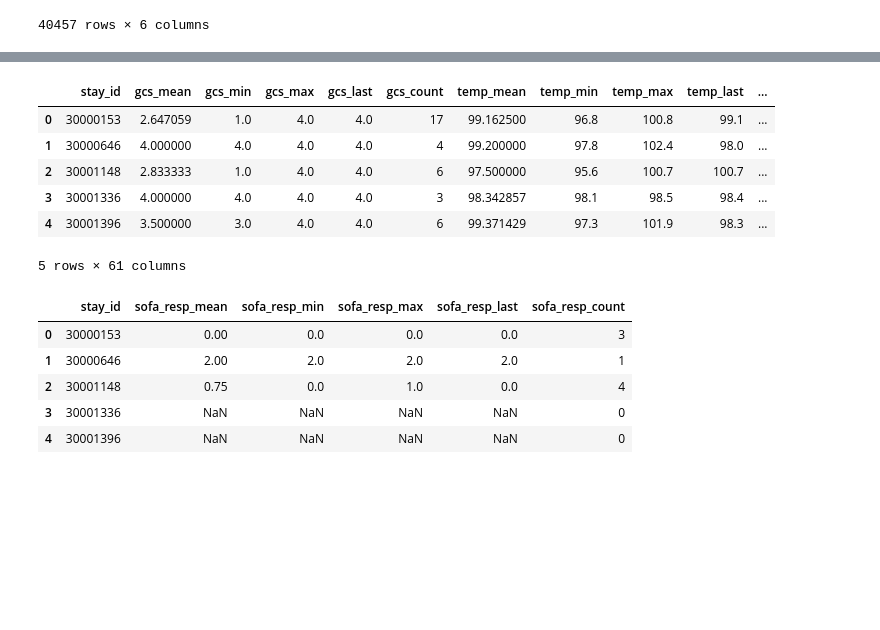
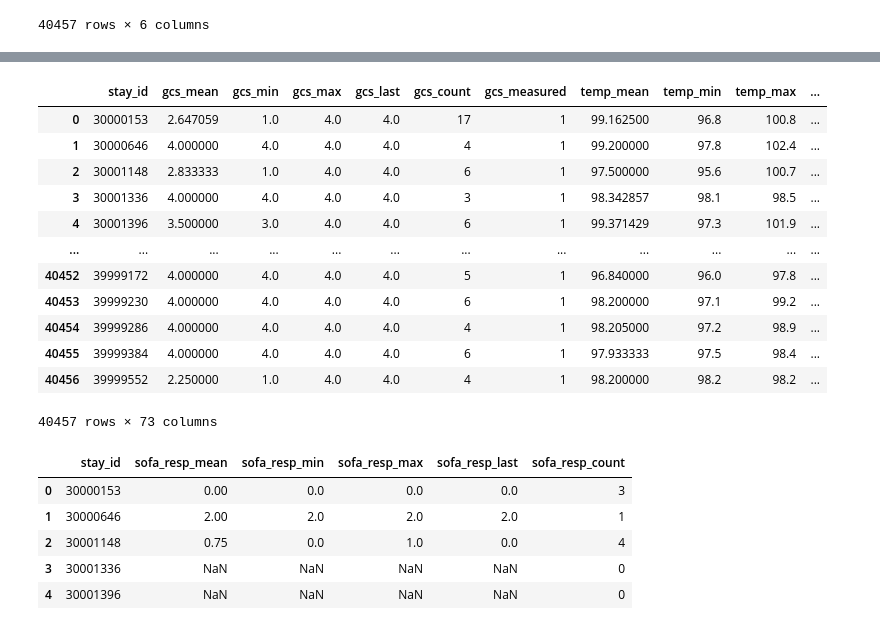
Before and after one commit to hasib-vet/SPH6004-group-assignment, a Jupyter notebook: step 4.ipynb, the cells around one changed output, grey strips where cells are left out. Saved outputs shown, nothing was run; the diff lists cells and outputs as text; code cells hidden in the pictures; blank space fills up the shorter version.

```diff
--- a/step 4.ipynb
+++ b/step 4.ipynb
@@ -714,3 +861,7 @@ sodium_agg.head()
 | 2 | 30001148 | 135.666667 | 133.0 | 138.0 | 138.0 | 3 |
 | 3 | 30001336 | 132.666667 | 131.0 | 134.0 | 134.0 | 3 |
 | 4 | 30001396 | 141.000000 | 140.0 | 142.0 | 140.0 | 2 |
+# %%
+sodium_agg["sodium_measured"] = (sodium_agg["sodium_count"] > 0).astype(int)
+
+sodium_agg.head()
@@ -745,3 +903,7 @@ bun_agg.head()
 | 2 | 30001148 | 10.500000 | 9.0 | 12.0 | 12.0 | 2 |
 | 3 | 30001336 | 17.666667 | 17.0 | 19.0 | 19.0 | 3 |
 | 4 | 30001396 | 19.500000 | 17.0 | 22.0 | 22.0 | 2 |
+# %%
+bun_agg["bun_measured"] = (bun_agg["bun_count"] > 0).astype(int)
+
+bun_agg.head()
@@ -776,3 +945,7 @@ vasopressor_agg.head()
 | 2 | 30001148 | 1.147795 | 0.157687 | 2.497262 | 2.497262 | ... |
 | 3 | 30001336 | NaN | NaN | NaN | NaN | ... |
 | 4 | 30001396 | NaN | NaN | NaN | NaN | ... |
+# %%
+vasopressor_agg["vasopressor_dose_measured"] = (vasopressor_agg["vasopressor_dose_count"] > 0).astype(int)
+
+vasopressor_agg.head()
@@ -814,3 +994,7 @@ fluid_agg
 | 40455 | 39999384 | NaN | NaN | NaN | NaN | 0 |
 | 40456 | 39999552 | 249.999990 | 249.999990 | 249.999990 | 249.999990 | 3 |
 40457 rows × 6 columns
+# %%
+fluid_agg["fluid_input_measured"] = (fluid_agg["fluid_input_count"] > 0).astype(int)
+
+fluid_agg
@@ -817,15 +1015,21 @@ fluid_agg
 # %%
 df_sparse_agg = df_sparse_agg.merge(fluid_agg, on="stay_id", how="left")
 
-df_sparse_agg.head()
+df_sparse_agg
 # %% [output]
-|  | stay_id | gcs_mean | gcs_min | gcs_max | gcs_last | gcs_count | temp_mean | temp_min | temp_max | temp_last | ... |
-| 0 | 30000153 | 2.647059 | 1.0 | 4.0 | 4.0 | 17 | 99.162500 | 96.8 | 100.8 | 99.1 | ... |
-| 1 | 30000646 | 4.000000 | 4.0 | 4.0 | 4.0 | 4 | 99.200000 | 97.8 | 102.4 | 98.0 | ... |
-| 2 | 30001148 | 2.833333 | 1.0 | 4.0 | 4.0 | 6 | 97.500000 | 95.6 | 100.7 | 100.7 | ... |
-| 3 | 30001336 | 4.000000 | 4.0 | 4.0 | 4.0 | 3 | 98.342857 | 98.1 | 98.5 | 98.4 | ... |
-| 4 | 30001396 | 3.500000 | 3.0 | 4.0 | 4.0 | 6 | 99.371429 | 97.3 | 101.9 | 98.3 | ... |
+|  | stay_id | gcs_mean | gcs_min | gcs_max | gcs_last | gcs_count | gcs_measured | temp_mean | temp_min | temp_max | ... |
+| 0 | 30000153 | 2.647059 | 1.0 | 4.0 | 4.0 | 17 | 1 | 99.162500 | 96.8 | 100.8 | ... |
+| 1 | 30000646 | 4.000000 | 4.0 | 4.0 | 4.0 | 4 | 1 | 99.200000 | 97.8 | 102.4 | ... |
+| 2 | 30001148 | 2.833333 | 1.0 | 4.0 | 4.0 | 6 | 1 | 97.500000 | 95.6 | 100.7 | ... |
+| 3 | 30001336 | 4.000000 | 4.0 | 4.0 | 4.0 | 3 | 1 | 98.342857 | 98.1 | 98.5 | ... |
+| 4 | 30001396 | 3.500000 | 3.0 | 4.0 | 4.0 | 6 | 1 | 99.371429 | 97.3 | 101.9 | ... |
+| ... | ... | ... | ... | ... | ... | ... | ... | ... | ... | ... | ... |
+| 40452 | 39999172 | 4.000000 | 4.0 | 4.0 | 4.0 | 5 | 1 | 96.840000 | 96.0 | 97.8 | ... |
+| 40453 | 39999230 | 4.000000 | 4.0 | 4.0 | 4.0 | 6 | 1 | 98.200000 | 97.1 | 99.2 | ... |
+| 40454 | 39999286 | 4.000000 | 4.0 | 4.0 | 4.0 | 4 | 1 | 98.205000 | 97.2 | 98.9 | ... |
+| 40455 | 39999384 | 4.000000 | 4.0 | 4.0 | 4.0 | 6 | 1 | 97.933333 | 97.5 | 98.4 | ... |
+| 40456 | 39999552 | 2.250000 | 1.0 | 4.0 | 4.0 | 4 | 1 | 98.200000 | 98.2 | 98.2 | ... |
-5 rows × 61 columns
+40457 rows × 73 columns
 # %%
 # aggregating sofa respiratory score (sofa_resp)
 
```
Also changed, not shown: parts of 48 cells of this notebook.
